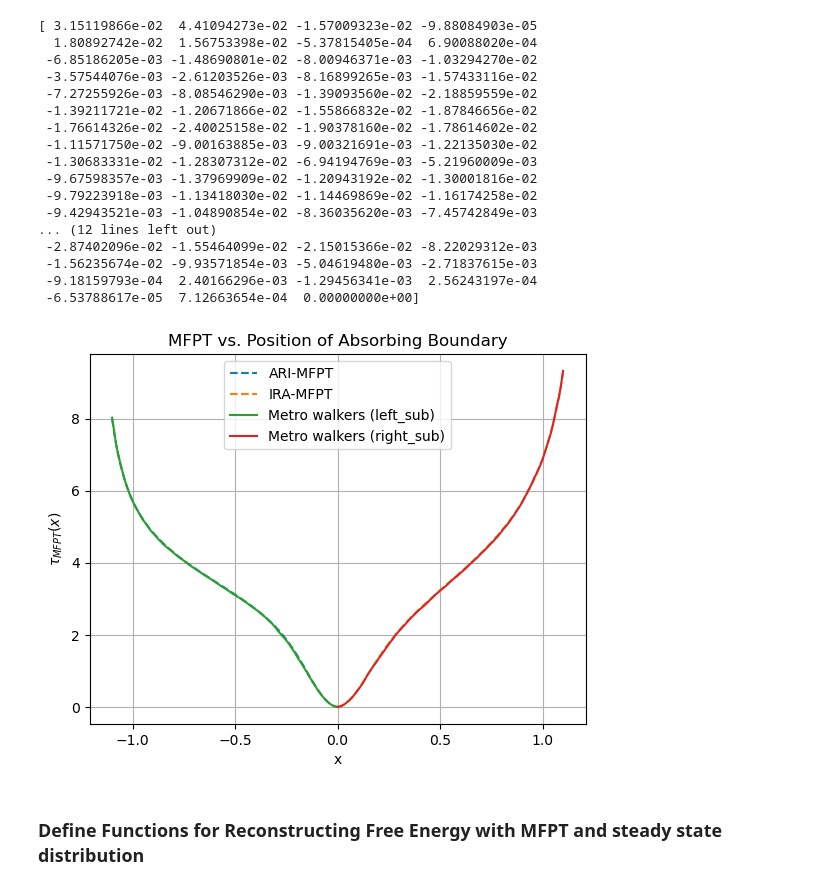
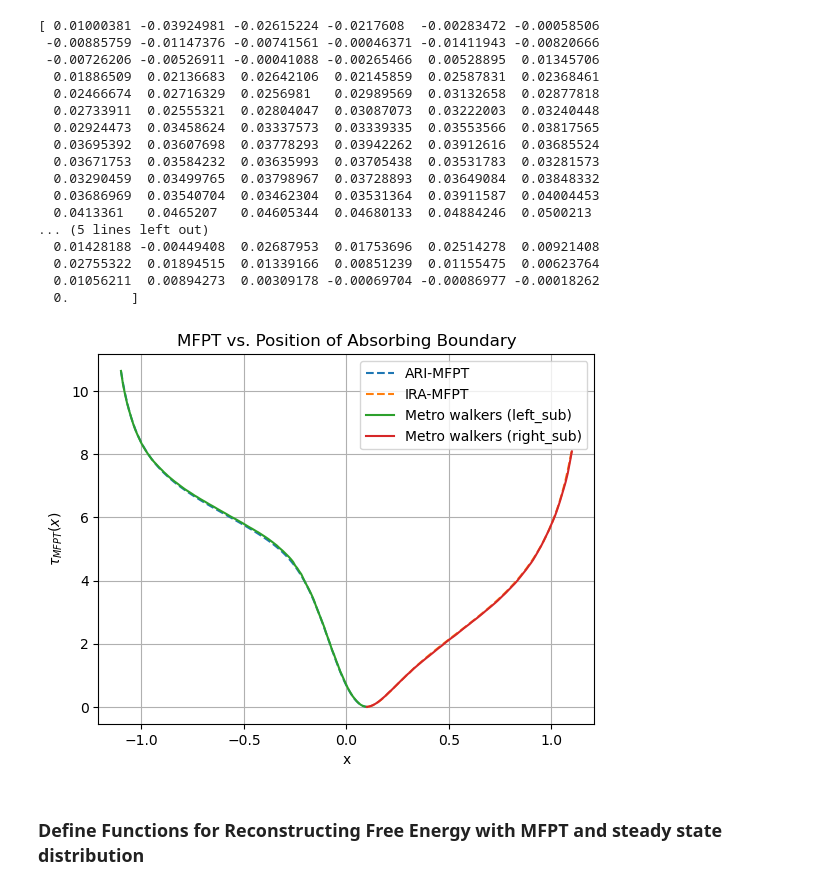
Before and after one commit to 5JKY/test, a Jupyter notebook: experiments/MFPT_Pst_reconst/revolution/frugal_version_top_injection/test_frugal_top_inject_RW_reconst_high.ipynb, the cells around one changed output. Cells and saved outputs as stored; diff of their text form; code cells hidden in the pictures.

```diff
--- a/experiments/MFPT_Pst_reconst/revolution/frugal_version_top_injection/test_frugal_top_inject_RW_reconst_high.ipynb
+++ b/experiments/MFPT_Pst_reconst/revolution/frugal_version_top_injection/test_frugal_top_inject_RW_reconst_high.ipynb
@@ -36,14 +37,14 @@ plt.show()
 # %%
-a = 0.0   # location of Injecting point
+a = 0.1   # location of Injecting point
 b1 = -1.1  # location of lower absorbing boundary
 b2 = 1.1   # location of upper absorbing boundary
 h = 0.01
-N = int((b2-b1)/h+1)
+N = round((b2-b1)/h+1)
 x_arr = np.linspace(b1, b2, N)
 re_inject_idx = np.where(np.round(x_arr, decimals=10) == a)[0][0]
 
-N1 = int((a-b1)/h+1)
-N2 = int((b2-a)/h+1)
+N1 = round((a-b1)/h+1)
+N2 = round((b2-a)/h+1)
 x1_arr = np.linspace(b1, a, N1)
 x2_arr = np.linspace(a, b2, N2)
 # %%
@@ -149,61 +150,61 @@ def mfpt_matrix(transMat_instance):
     vec_Zdg = np.diag(mat_Z)
     mat_Zdg = np.diag(vec_Zdg)
     mat_Mdg = np.diag(1/vec_pi)
     mat_M = (mat_I - mat_Z + mat_E @ mat_Zdg) @ mat_Mdg
     mat_Mbar = mat_M - mat_Mdg
     return mat_Mbar
 
 m1_bar = mfpt_matrix(ari1_trans)
 m2_bar = mfpt_matrix(ira2_trans)
 delt_t = h**2/(2*D0)
 plt.plot(x1_arr, delt_t*m1_bar[-1], '--', label="ARI-MFPT")
 plt.plot(x2_arr, delt_t*m2_bar[0], '--', label="IRA-MFPT")
 
-# Convert ti_left to float type
-ti_left = ti_left.astype(float)
-# Replace 0 elements with NaN
-ti_left[ti_left == 0] = np.nan
-ti_left[:, -1] = 0
+# # Convert ti_left to float type
+# ti_left = ti_left.astype(float)
+# # Replace 0 elements with NaN
+# ti_left[ti_left == 0] = np.nan
+# ti_left[:, -1] = 0
 
-# Convert ti_left to float type
-ti_right = ti_right.astype(float)
-# Replace 0 elements with NaN
-ti_right[ti_right == 0] = np.nan
-ti_right[:, 0] = 0
+# # Convert ti_left to float type
+# ti_right = ti_right.astype(float)
+# # Replace 0 elements with NaN
+# ti_right[ti_right == 0] = np.nan
+# ti_right[:, 0] = 0
 
 mfpt1_simu_arr = ht*np.nanmean(ti_left, axis=0)
 mfpt2_simu_arr = ht*np.nanmean(ti_right, axis=0)
 
 plt.plot(n1_arr, mfpt1_simu_arr, label="Metro walkers (left_sub)")
 plt.plot(n2_arr, mfpt2_simu_arr, label="Metro walkers (right_sub)")
 
 plt.xlabel('x')
 plt.ylabel(r"$\tau_{MFPT} (x)$")
 plt.title('MFPT vs. Position of Absorbing Boundary')
 plt.legend()
 plt.grid()
 # plt.savefig("graphs/high_barrier_MFPT.pdf", format='pdf')
 
 print(mfpt1_simu_arr-delt_t*m1_bar[-1])
 # %% [output]
-[ 3.15119866e-02  4.41094273e-02 -1.57009323e-02 -9.88084903e-05
-  1.80892742e-02  1.56753398e-02 -5.37815405e-04  6.90088020e-04
- -6.85186205e-03 -1.48690801e-02 -8.00946371e-03 -1.03294270e-02
- -3.57544076e-03 -2.61203526e-03 -8.16899265e-03 -1.57433116e-02
- -7.27255926e-03 -8.08546290e-03 -1.39093560e-02 -2.18859559e-02
- -1.39211721e-02 -1.20671866e-02 -1.55866832e-02 -1.87846656e-02
- -1.76614326e-02 -2.40025158e-02 -1.90378160e-02 -1.78614602e-02
- -1.11571750e-02 -9.00163885e-03 -9.00321691e-03 -1.22135030e-02
- -1.30683331e-02 -1.28307312e-02 -6.94194769e-03 -5.21960009e-03
- -9.67598357e-03 -1.37969909e-02 -1.20943192e-02 -1.30001816e-02
- -9.79223918e-03 -1.13418030e-02 -1.14469869e-02 -1.16174258e-02
- -9.42943521e-03 -1.04890854e-02 -8.36035620e-03 -7.45742849e-03
-... (12 lines left out)
- -2.87402096e-02 -1.55464099e-02 -2.15015366e-02 -8.22029312e-03
- -1.56235674e-02 -9.93571854e-03 -5.04619480e-03 -2.71837615e-03
- -9.18159793e-04  2.40166296e-03 -1.29456341e-03  2.56243197e-04
- -6.53788617e-05  7.12663654e-04  0.00000000e+00]
+[ 0.01000381 -0.03924981 -0.02615224 -0.0217608  -0.00283472 -0.00058506
+ -0.00885759 -0.01147376 -0.00741561 -0.00046371 -0.01411943 -0.00820666
+ -0.00726206 -0.00526911 -0.00041088 -0.00265466  0.00528895  0.01345706
+  0.01886509  0.02136683  0.02642106  0.02145859  0.02587831  0.02368461
+  0.02466674  0.02716329  0.0256981   0.02989569  0.03132658  0.02877818
+  0.02733911  0.02555321  0.02804047  0.03087073  0.03222003  0.03240448
+  0.02924473  0.03458624  0.03337573  0.03339335  0.03553566  0.03817565
+  0.03695392  0.03607698  0.03778293  0.03942262  0.03912616  0.03685524
+  0.03671753  0.03584232  0.03635993  0.03705438  0.03531783  0.03281573
+  0.03290459  0.03499765  0.03798967  0.03728893  0.03649084  0.03848332
+  0.03686969  0.03540704  0.03462304  0.03531364  0.03911587  0.04004453
+  0.0413361   0.0465207   0.04605344  0.04680133  0.04884246  0.0500213
+... (5 lines left out)
+  0.01428188 -0.00449408  0.02687953  0.01753696  0.02514278  0.00921408
+  0.02755322  0.01894515  0.01339166  0.00851239  0.01155475  0.00623764
+  0.01056211  0.00894273  0.00309178 -0.00069704 -0.00086977 -0.00018262
+  0.        ]
-[figure, old version]
+[figure, new version]
 # %% [markdown]
 ### Define Functions for Reconstructing Free Energy with MFPT and steady state distribution
 # %%
```
Also changed, not shown: parts of 12 cells of this notebook, 5 other files.
